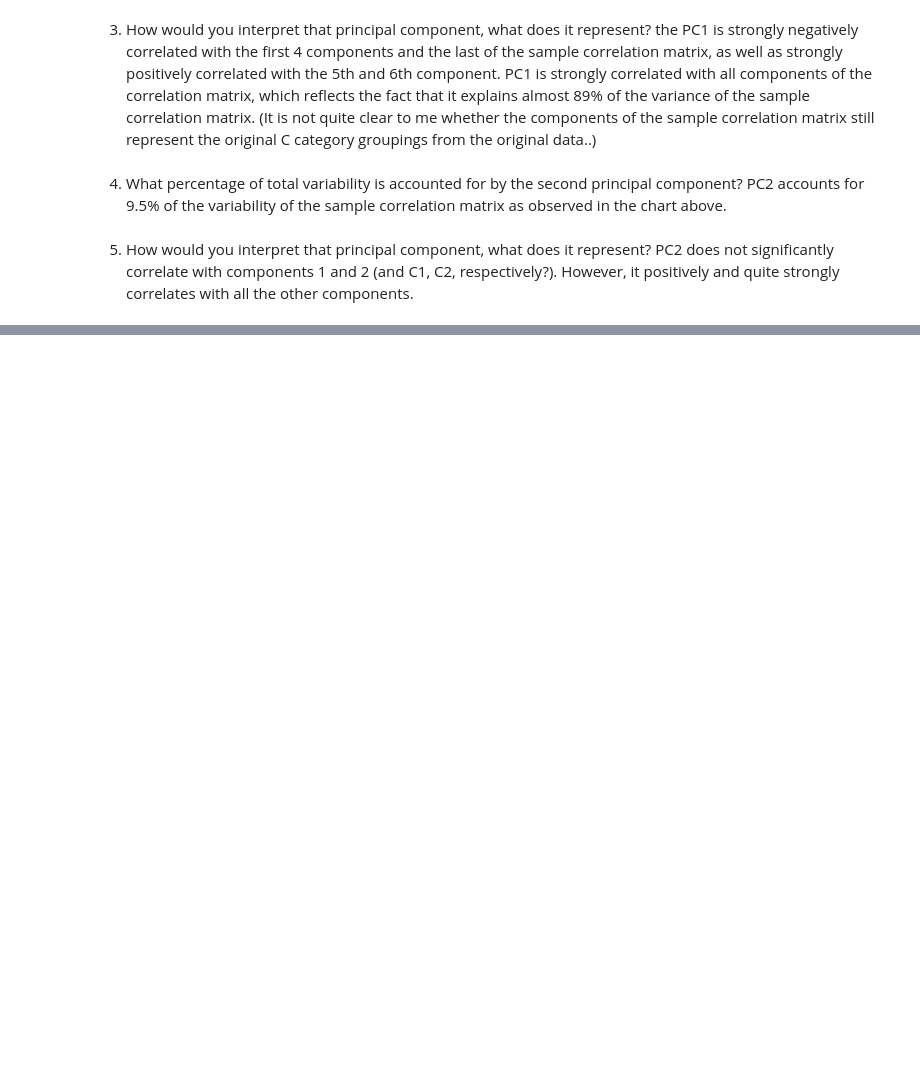
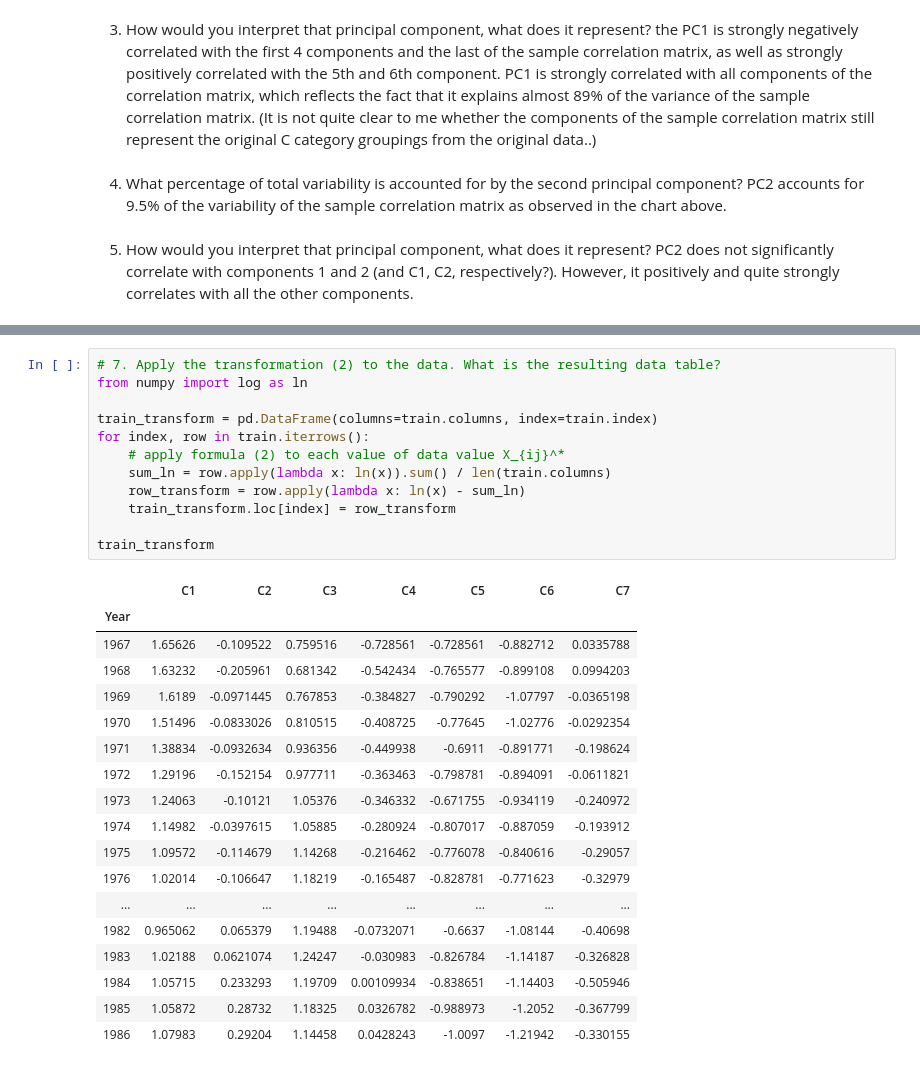
Before and after one commit to lukaszbinden/mli, a Jupyter notebook: assignments/assignment_1/Assignment 2 Question 4 PCA.ipynb, the cells around one changed output, grey strips where cells are left out. Drawn from its saved outputs; the diff is of its cells as text; blank space fills up the shorter version.

```diff
--- a/assignments/assignment_1/Assignment 2 Question 4 PCA.ipynb
+++ b/assignments/assignment_1/Assignment 2 Question 4 PCA.ipynb
@@ -265,0 +293,31 @@ PC2 does not significantly correlate with components 1 and 2 (and C1, C2, respec
+# %%
+# 7. Apply the transformation (2) to the data. What is the resulting data table?
+from numpy import log as ln
+
+train_transform = pd.DataFrame(columns=train.columns, index=train.index)
+for index, row in train.iterrows():
+    # apply formula (2) to each value of data value X_{ij}^*
+    sum_ln = row.apply(lambda x: ln(x)).sum() / len(train.columns)
+    row_transform = row.apply(lambda x: ln(x) - sum_ln)
+    train_transform.loc[index] = row_transform
+
+train_transform
+# %% [output]
+|  | C1 | C2 | C3 | C4 | C5 | C6 | C7 |
+| Year |  |  |  |  |  |  |  |
+| 1967 | 1.65626 | -0.109522 | 0.759516 | -0.728561 | -0.728561 | -0.882712 | 0.0335788 |
+| 1968 | 1.63232 | -0.205961 | 0.681342 | -0.542434 | -0.765577 | -0.899108 | 0.0994203 |
+| 1969 | 1.6189 | -0.0971445 | 0.767853 | -0.384827 | -0.790292 | -1.07797 | -0.0365198 |
+| 1970 | 1.51496 | -0.0833026 | 0.810515 | -0.408725 | -0.77645 | -1.02776 | -0.0292354 |
+| 1971 | 1.38834 | -0.0932634 | 0.936356 | -0.449938 | -0.6911 | -0.891771 | -0.198624 |
+| 1972 | 1.29196 | -0.152154 | 0.977711 | -0.363463 | -0.798781 | -0.894091 | -0.0611821 |
+| 1973 | 1.24063 | -0.10121 | 1.05376 | -0.346332 | -0.671755 | -0.934119 | -0.240972 |
+| 1974 | 1.14982 | -0.0397615 | 1.05885 | -0.280924 | -0.807017 | -0.887059 | -0.193912 |
+| 1975 | 1.09572 | -0.114679 | 1.14268 | -0.216462 | -0.776078 | -0.840616 | -0.29057 |
+| 1976 | 1.02014 | -0.106647 | 1.18219 | -0.165487 | -0.828781 | -0.771623 | -0.32979 |
+| ... | ... | ... | ... | ... | ... | ... | ... |
+| 1982 | 0.965062 | 0.065379 | 1.19488 | -0.0732071 | -0.6637 | -1.08144 | -0.40698 |
+| 1983 | 1.02188 | 0.0621074 | 1.24247 | -0.030983 | -0.826784 | -1.14187 | -0.326828 |
+| 1984 | 1.05715 | 0.233293 | 1.19709 | 0.00109934 | -0.838651 | -1.14403 | -0.505946 |
+| 1985 | 1.05872 | 0.28732 | 1.18325 | 0.0326782 | -0.988973 | -1.2052 | -0.367799 |
+| 1986 | 1.07983 | 0.29204 | 1.14458 | 0.0428243 | -1.0097 | -1.21942 | -0.330155 |
```
Also changed, not shown: parts of 10 cells of this notebook.
